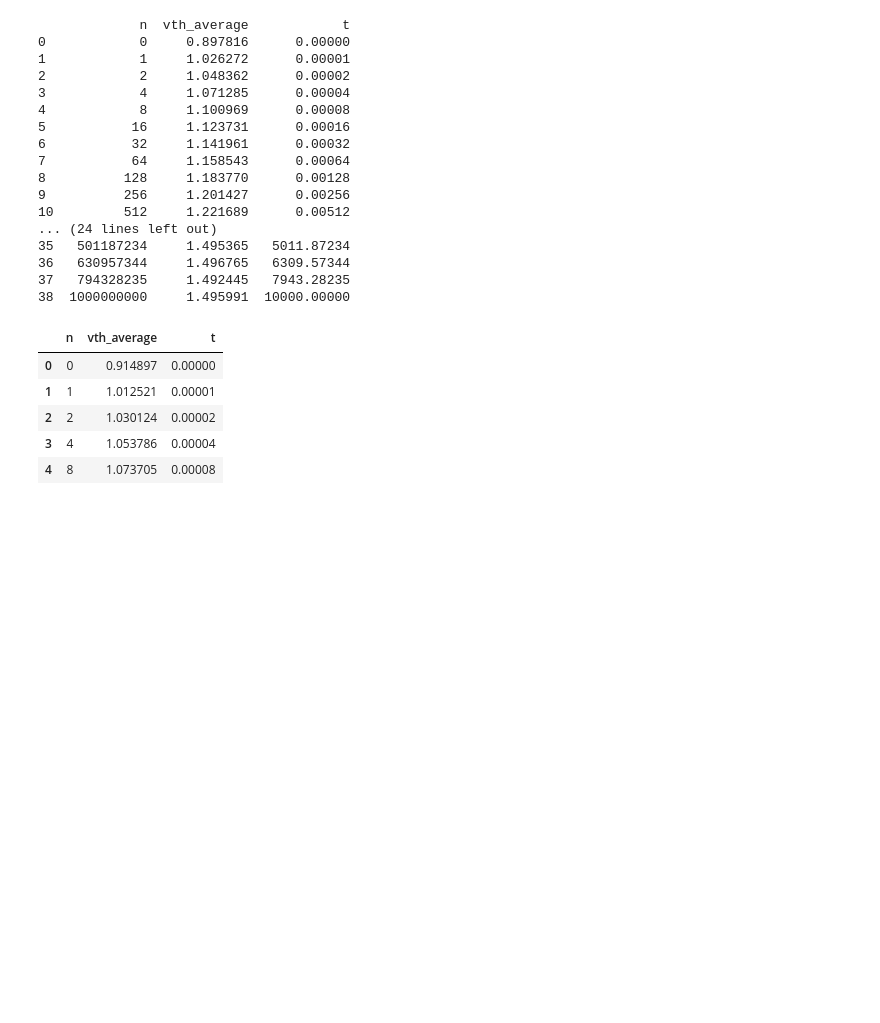
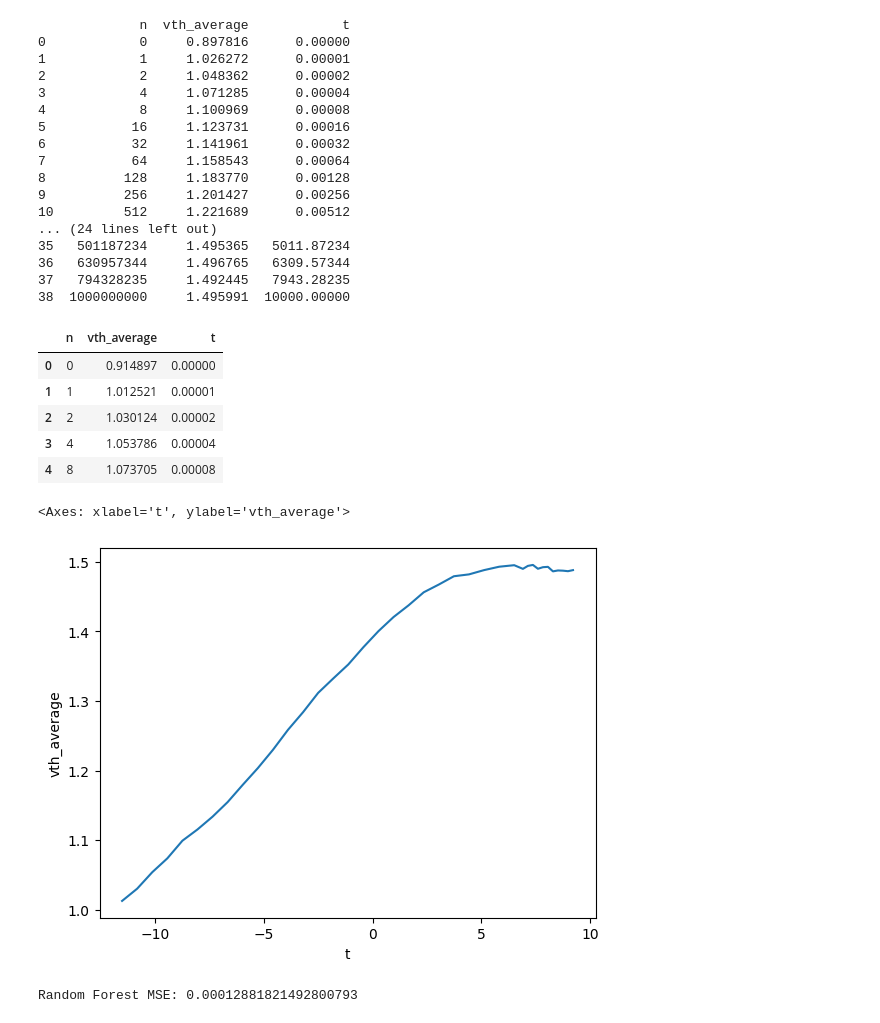
Before and after one commit to thjuels/PINN-GaN-lifetime, a Jupyter notebook: standardmodel.ipynb, the cells around one changed output. Drawn from its saved outputs; the diff is of its cells as text; code cells hidden in the pictures; blank space fills up the shorter version.

Commit message:
did initial training and testing on dataset

```diff
--- a/standardmodel.ipynb
+++ b/standardmodel.ipynb
@@ -41,0 +43,10 @@ data_23.head()
+# %%
+import seaborn as sns
+from sklearn.ensemble import RandomForestRegressor
+from sklearn.metrics import mean_squared_error
+from sklearn.neural_network import MLPRegressor
+
+sns.lineplot(x=np.log(data_23["t"]), y=data_23["vth_average"])
+# %% [output]
+<Axes: xlabel='t', ylabel='vth_average'>
+[figure, added]
@@ -41,0 +60,9 @@ data_23.head()
+# %%
+# Random Forest Regression
+
+rf = RandomForestRegressor()
+rf.fit(X_train, y_train)
+y_pred_rf = rf.predict(X_test)
+print("Random Forest MSE:", mean_squared_error(y_test, y_pred_rf))
+# %% [output]
+Random Forest MSE: 0.00012881821492800793
```
Also changed, not shown: parts of 16 cells of this notebook.
